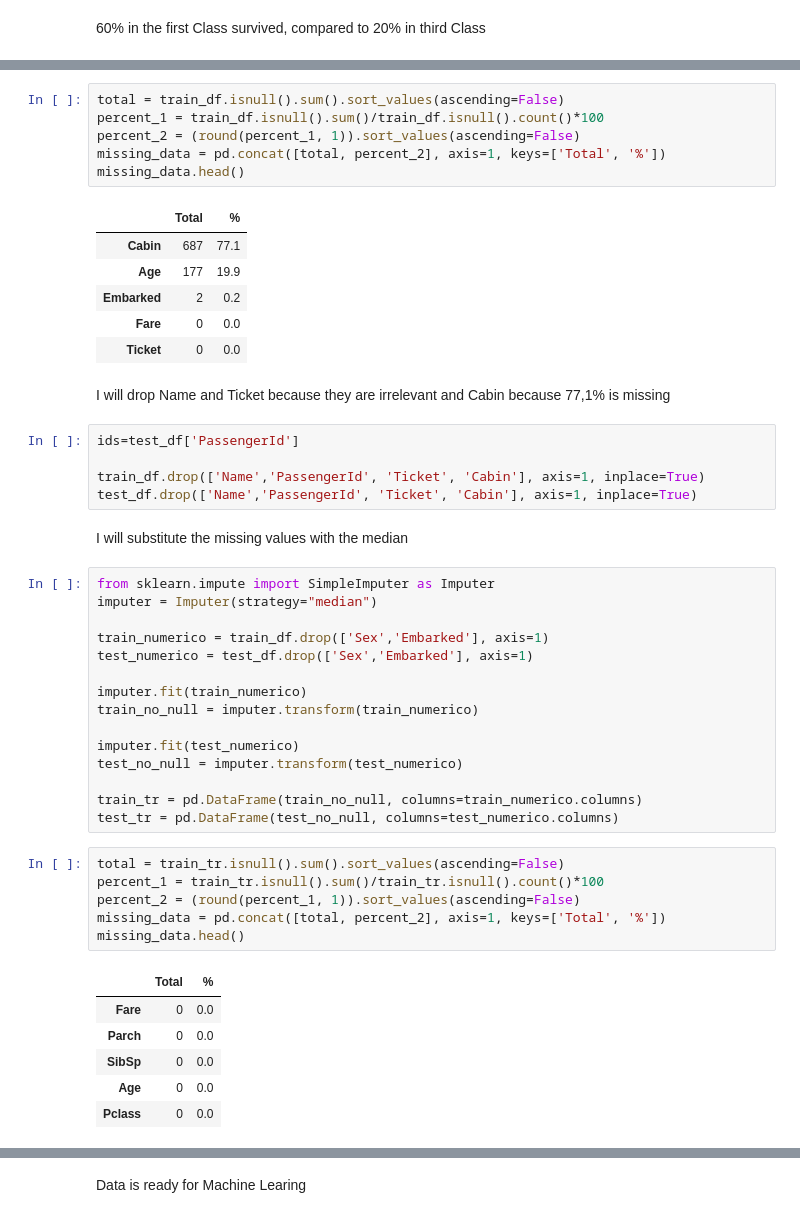
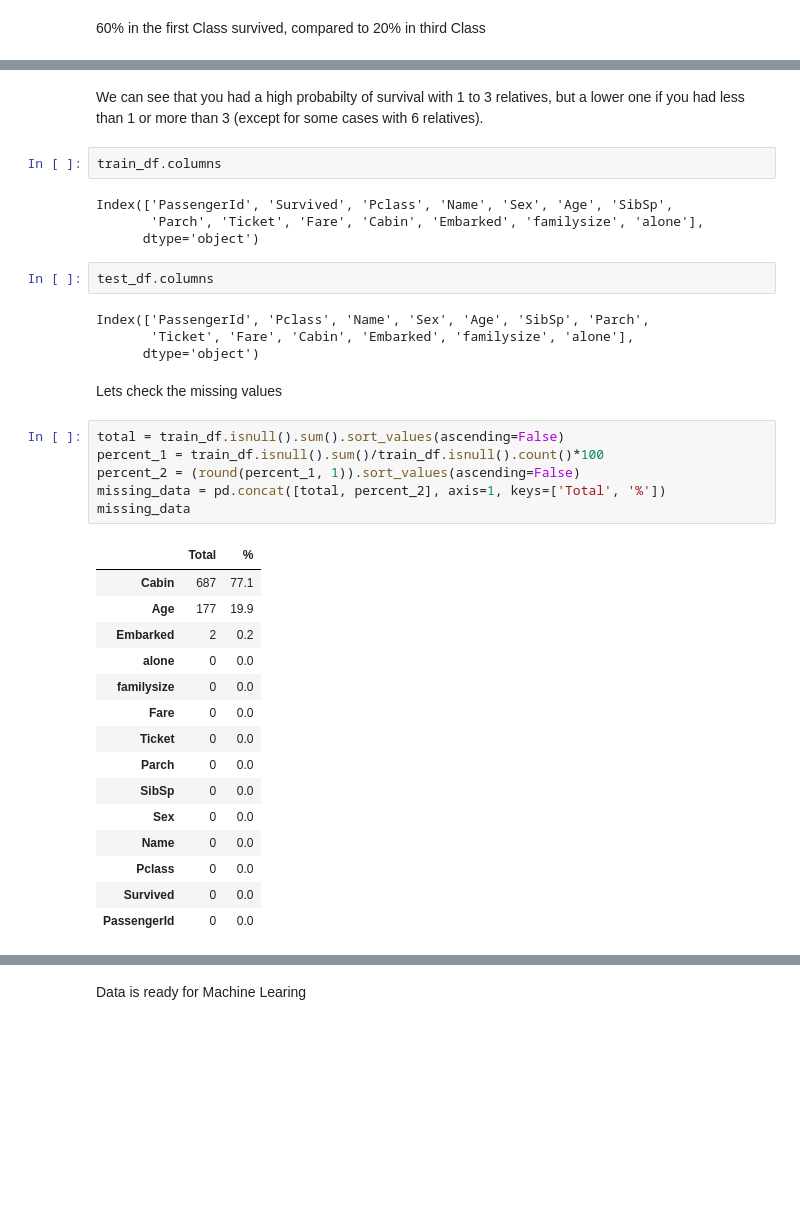
Before and after one commit to ntlbellomo/Kaggle-Competitions, a Jupyter notebook: Titanic Tutorial/titanic.ipynb, the cells around one changed output, grey strips where cells are left out. Cells and saved outputs as stored; diff of their text form; blank space fills up the shorter version.

```diff
--- a/Titanic Tutorial/titanic.ipynb
+++ b/Titanic Tutorial/titanic.ipynb
@@ -135,50 +161,38 @@ Missing values
+# %% [markdown]
+We can see that you had a high probabilty of survival with 1 to 3 relatives, but a lower one if you had less than 1 or more than 3 (except for some cases with 6 relatives).
+# %%
+train_df.columns
+# %% [output]
+Index(['PassengerId', 'Survived', 'Pclass', 'Name', 'Sex', 'Age', 'SibSp',
+       'Parch', 'Ticket', 'Fare', 'Cabin', 'Embarked', 'familysize', 'alone'],
+      dtype='object')
+# %%
+test_df.columns
+# %% [output]
+Index(['PassengerId', 'Pclass', 'Name', 'Sex', 'Age', 'SibSp', 'Parch',
+       'Ticket', 'Fare', 'Cabin', 'Embarked', 'familysize', 'alone'],
+      dtype='object')
+# %% [markdown]
+Lets check the missing values
 # %%
 total = train_df.isnull().sum().sort_values(ascending=False)
 percent_1 = train_df.isnull().sum()/train_df.isnull().count()*100
 percent_2 = (round(percent_1, 1)).sort_values(ascending=False)
 missing_data = pd.concat([total, percent_2], axis=1, keys=['Total', '%'])
-missing_data.head()
+missing_data
 # %% [output]
 |  | Total | % |
 | Cabin | 687 | 77.1 |
 | Age | 177 | 19.9 |
 | Embarked | 2 | 0.2 |
+| alone | 0 | 0.0 |
+| familysize | 0 | 0.0 |
 | Fare | 0 | 0.0 |
 | Ticket | 0 | 0.0 |
+| Parch | 0 | 0.0 |
+| SibSp | 0 | 0.0 |
+| Sex | 0 | 0.0 |
+| Name | 0 | 0.0 |
+| Pclass | 0 | 0.0 |
+| Survived | 0 | 0.0 |
+| PassengerId | 0 | 0.0 |
-# %% [markdown]
-I will drop Name and Ticket because they are irrelevant and Cabin because 77,1% is missing
-# %%
-ids=test_df['PassengerId']
-
-train_df.drop(['Name','PassengerId', 'Ticket', 'Cabin'], axis=1, inplace=True)
-test_df.drop(['Name','PassengerId', 'Ticket', 'Cabin'], axis=1, inplace=True)
-# %% [markdown]
-I will substitute the missing values with the median
-# %%
-from sklearn.impute import SimpleImputer as Imputer
-imputer = Imputer(strategy="median")
-
-train_numerico = train_df.drop(['Sex','Embarked'], axis=1)
-test_numerico = test_df.drop(['Sex','Embarked'], axis=1)
-
-imputer.fit(train_numerico)
-train_no_null = imputer.transform(train_numerico)
-
-imputer.fit(test_numerico)
-test_no_null = imputer.transform(test_numerico)
-
-train_tr = pd.DataFrame(train_no_null, columns=train_numerico.columns)
-test_tr = pd.DataFrame(test_no_null, columns=test_numerico.columns)
-# %%
-total = train_tr.isnull().sum().sort_values(ascending=False)
-percent_1 = train_tr.isnull().sum()/train_tr.isnull().count()*100
-percent_2 = (round(percent_1, 1)).sort_values(ascending=False)
-missing_data = pd.concat([total, percent_2], axis=1, keys=['Total', '%'])
-missing_data.head()
-# %% [output]
-|  | Total | % |
-| Fare | 0 | 0.0 |
-| Parch | 0 | 0.0 |
-| SibSp | 0 | 0.0 |
-| Age | 0 | 0.0 |
-| Pclass | 0 | 0.0 |
```
Also changed, not shown: parts of 41 cells of this notebook.
